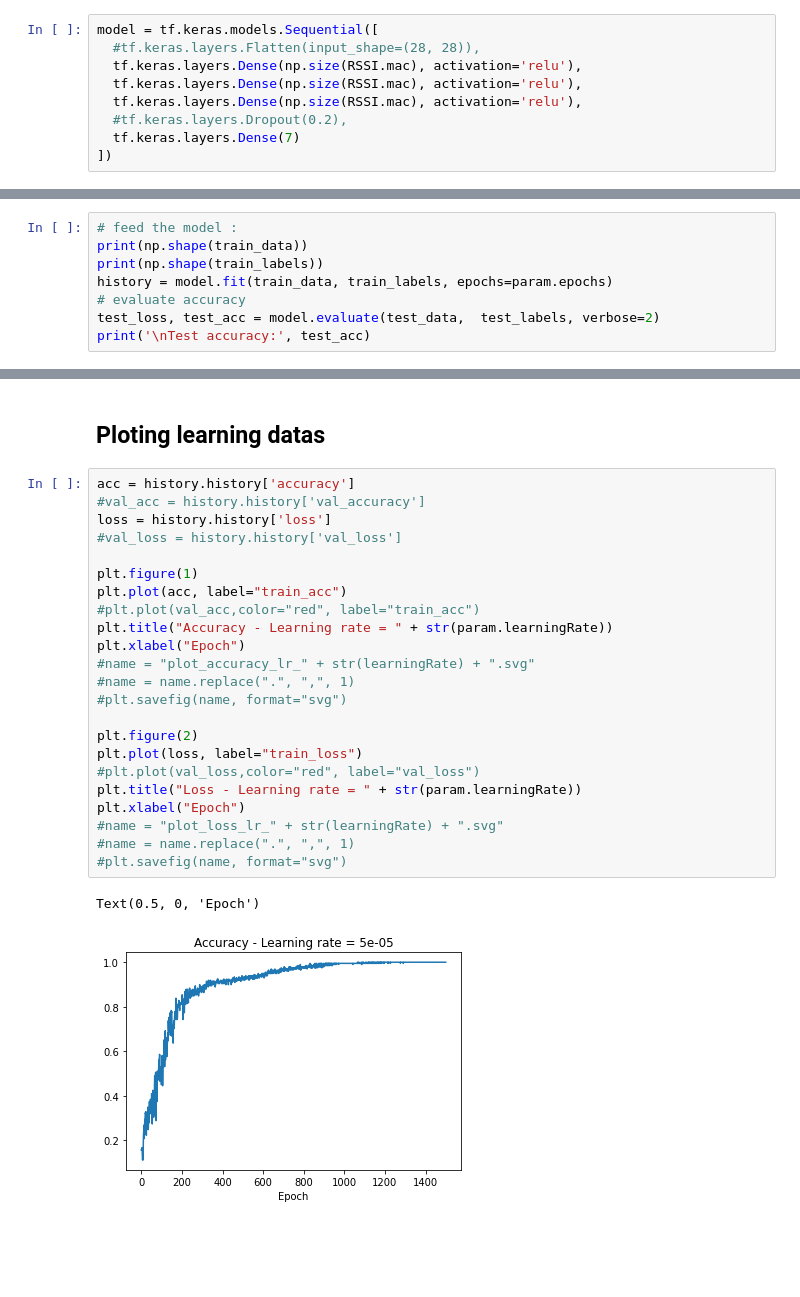
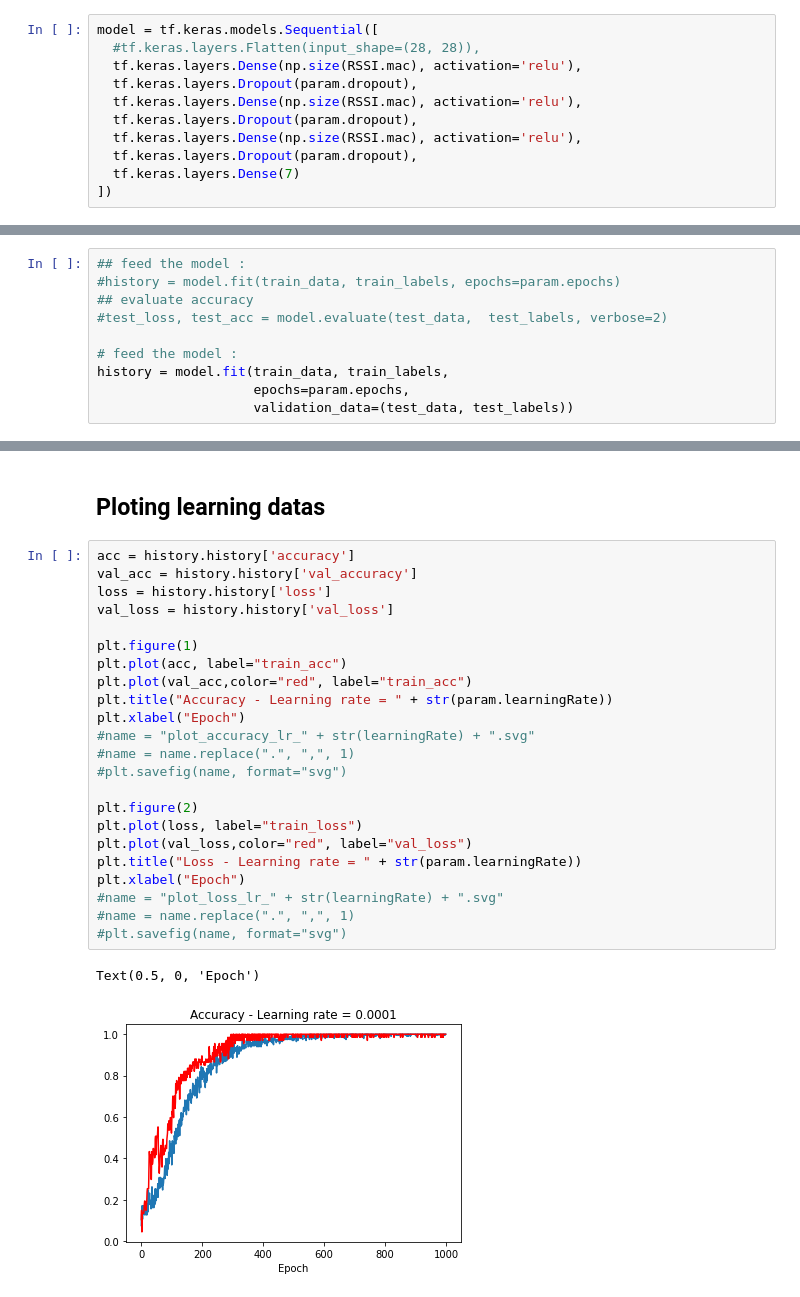
Before and after one commit to axelcalixte/if23_indoor-localization, a Jupyter notebook: modelCreation.ipynb, the cells around one changed output, grey strips where cells are left out. Drawn from its saved outputs; the diff is of its cells as text; blank space fills up the shorter version.

Commit message:
working model fiting datas

```diff
--- a/modelCreation.ipynb
+++ b/modelCreation.ipynb
@@ -84,9 +82,11 @@ test_labels :  (67, 7)
 model = tf.keras.models.Sequential([
   #tf.keras.layers.Flatten(input_shape=(28, 28)),
   tf.keras.layers.Dense(np.size(RSSI.mac), activation='relu'),
+  tf.keras.layers.Dropout(param.dropout),
   tf.keras.layers.Dense(np.size(RSSI.mac), activation='relu'),
+  tf.keras.layers.Dropout(param.dropout),
   tf.keras.layers.Dense(np.size(RSSI.mac), activation='relu'),
-  #tf.keras.layers.Dropout(0.2),
+  tf.keras.layers.Dropout(param.dropout),
   tf.keras.layers.Dense(7)
 ])
 # %% [markdown]
@@ -100,11 +100,13 @@ K.set_value(model.optimizer.learning_rate, param.learningRate)
 # %% [markdown]
 ## Train the model
 # %%
+## feed the model :
+#history = model.fit(train_data, train_labels, epochs=param.epochs)
+## evaluate accuracy
+#test_loss, test_acc = model.evaluate(test_data,  test_labels, verbose=2)
+
 # feed the model :
-print(np.shape(train_data))
-print(np.shape(train_labels))
-history = model.fit(train_data, train_labels, epochs=param.epochs)
-# evaluate accuracy
-test_loss, test_acc = model.evaluate(test_data,  test_labels, verbose=2)
-print('\nTest accuracy:', test_acc)
+history = model.fit(train_data, train_labels,
+                    epochs=param.epochs,
+                    validation_data=(test_data, test_labels))
 # %% [output]
@@ -129,27 +131,27 @@ Test accuracy: 1.0
 ## Ploting learning datas
 # %%
 acc = history.history['accuracy']
-#val_acc = history.history['val_accuracy']
+val_acc = history.history['val_accuracy']
 loss = history.history['loss']
-#val_loss = history.history['val_loss']
+val_loss = history.history['val_loss']
 
 plt.figure(1)
 plt.plot(acc, label="train_acc")
-#plt.plot(val_acc,color="red", label="train_acc")
+plt.plot(val_acc,color="red", label="train_acc")
 plt.title("Accuracy - Learning rate = " + str(param.learningRate))
 plt.xlabel("Epoch")
 #name = "plot_accuracy_lr_" + str(learningRate) + ".svg"
 #name = name.replace(".", ",", 1)
 #plt.savefig(name, format="svg")
 
 plt.figure(2)
 plt.plot(loss, label="train_loss")
-#plt.plot(val_loss,color="red", label="val_loss")
+plt.plot(val_loss,color="red", label="val_loss")
 plt.title("Loss - Learning rate = " + str(param.learningRate))
 plt.xlabel("Epoch")
 #name = "plot_loss_lr_" + str(learningRate) + ".svg"
 #name = name.replace(".", ",", 1)
 #plt.savefig(name, format="svg")
 # %% [output]
 Text(0.5, 0, 'Epoch')
-[figure, old version]
+[figure, new version]
```
Also changed, not shown: parts of 5 cells of this notebook, 1 other file.
